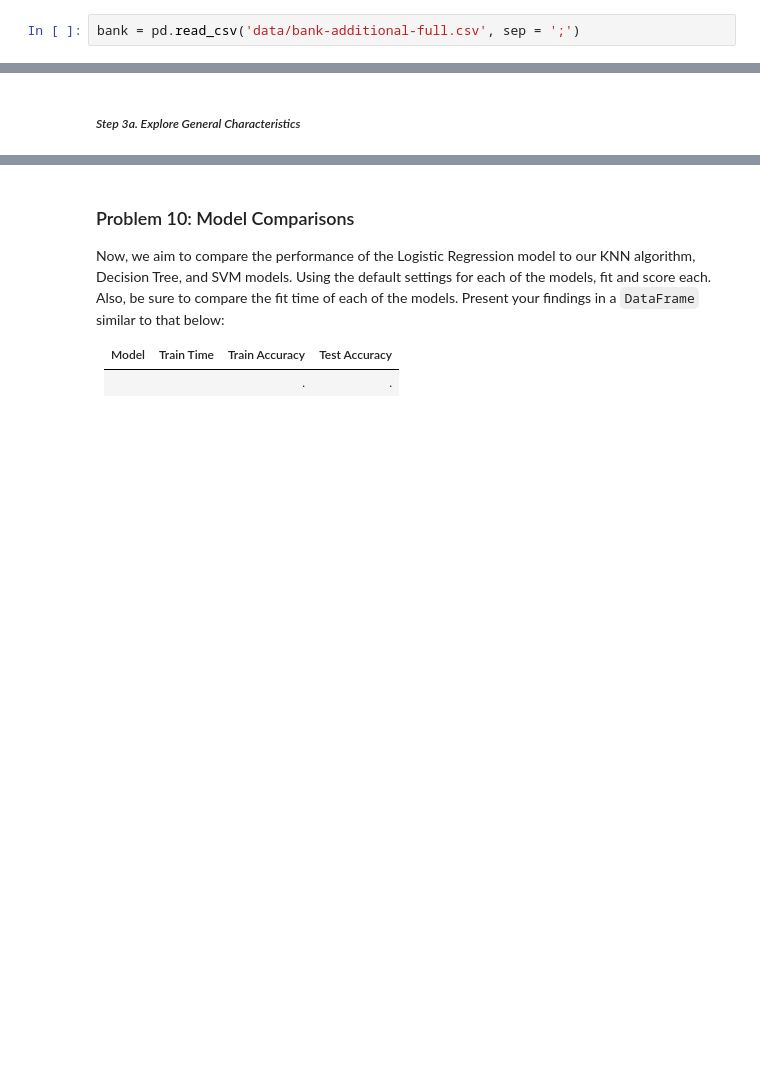
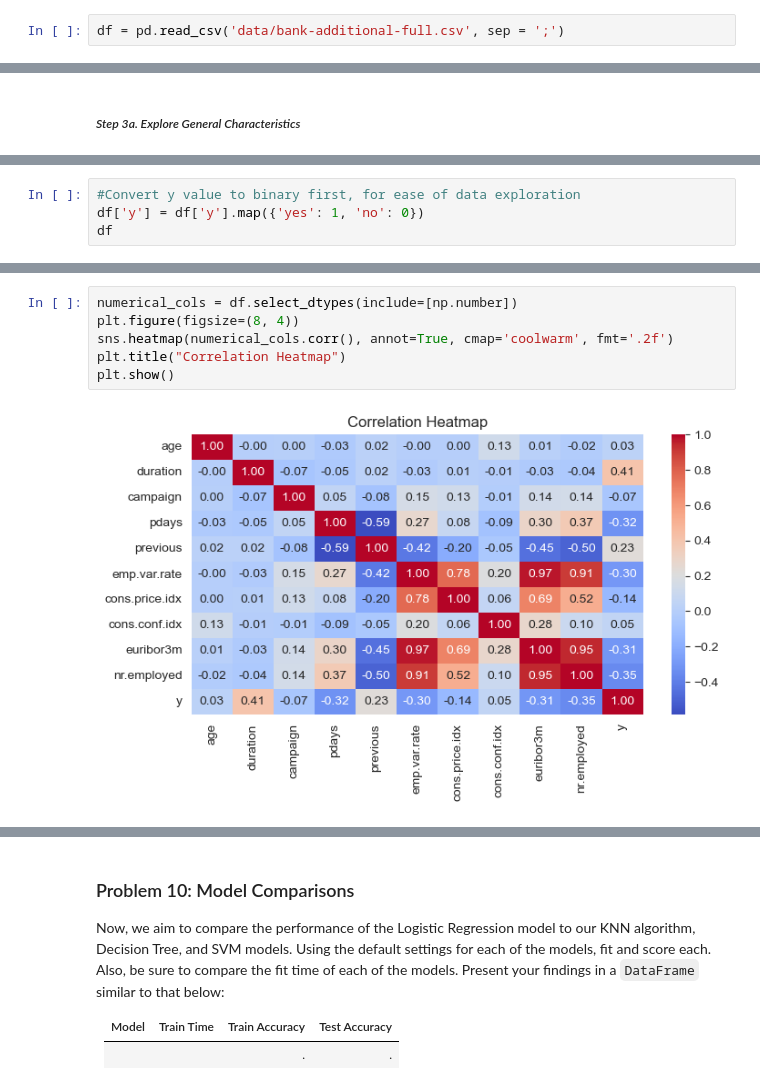
Before and after one commit to fangwan90/HaaS_Git, a Jupyter notebook: PA3/prompt_III.ipynb, the cells around one changed output, grey strips where cells are left out. Saved outputs shown, nothing was run; the diff lists cells and outputs as text; blank space fills up the shorter version.

```diff
--- a/PA3/prompt_III.ipynb
+++ b/PA3/prompt_III.ipynb
@@ -20,5 +64,5 @@ import pandas as pd
 # %% [markdown]
 ##### _Problem 2: Load Data and Take a Look_
 # %%
-bank = pd.read_csv('data/bank-additional-full.csv', sep = ';')
+df = pd.read_csv('data/bank-additional-full.csv', sep = ';')
 # %%
@@ -105,0 +159,4 @@ After examining the description and data, your goal now is to clearly state the
+# %%
+#Convert y value to binary first, for ease of data exploration
+df['y'] = df['y'].map({'yes': 1, 'no': 0})
+df
@@ -105,0 +191,8 @@ After examining the description and data, your goal now is to clearly state the
+# %%
+numerical_cols = df.select_dtypes(include=[np.number])
+plt.figure(figsize=(8, 4))
+sns.heatmap(numerical_cols.corr(), annot=True, cmap='coolwarm', fmt='.2f')
+plt.title("Correlation Heatmap")
+plt.show()
+# %% [output]
+[figure, added]
```
Also changed, not shown: parts of 55 cells of this notebook.
